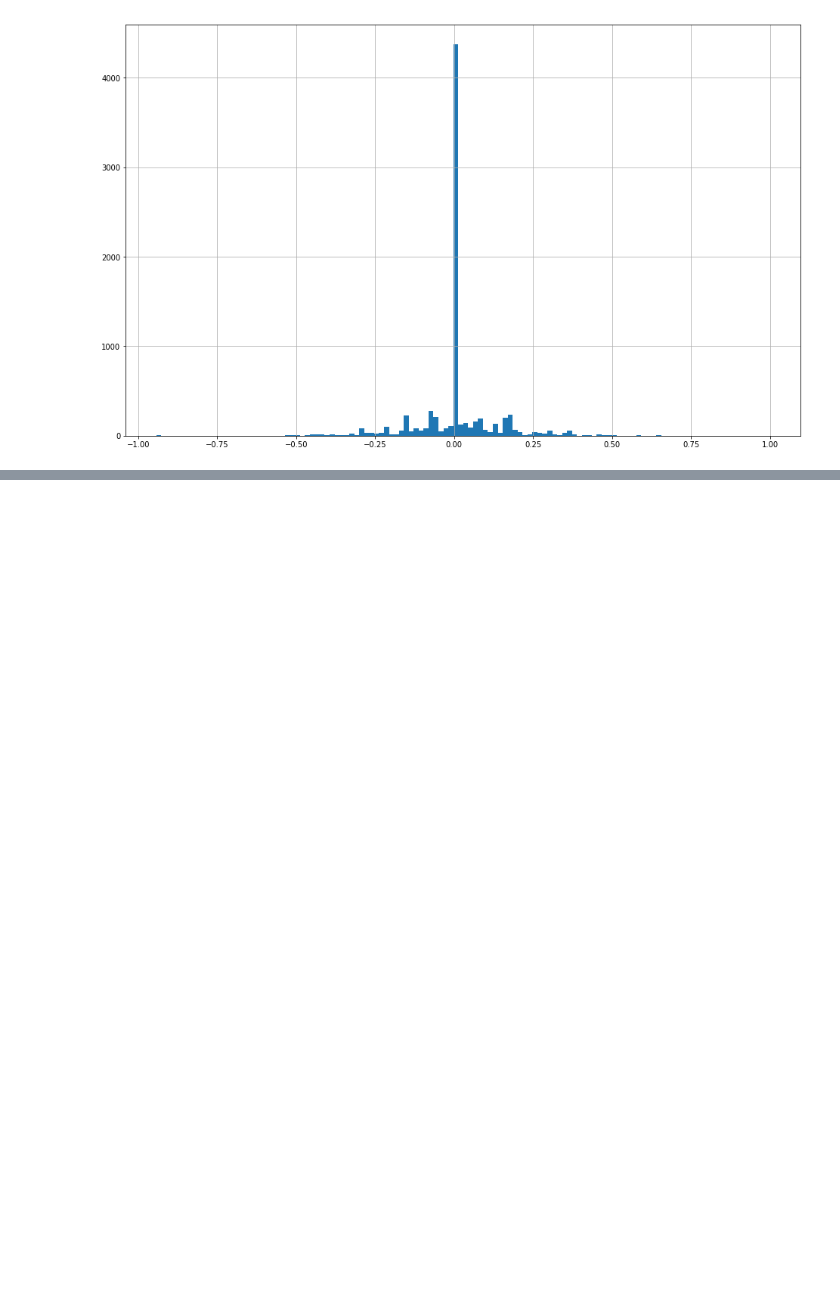
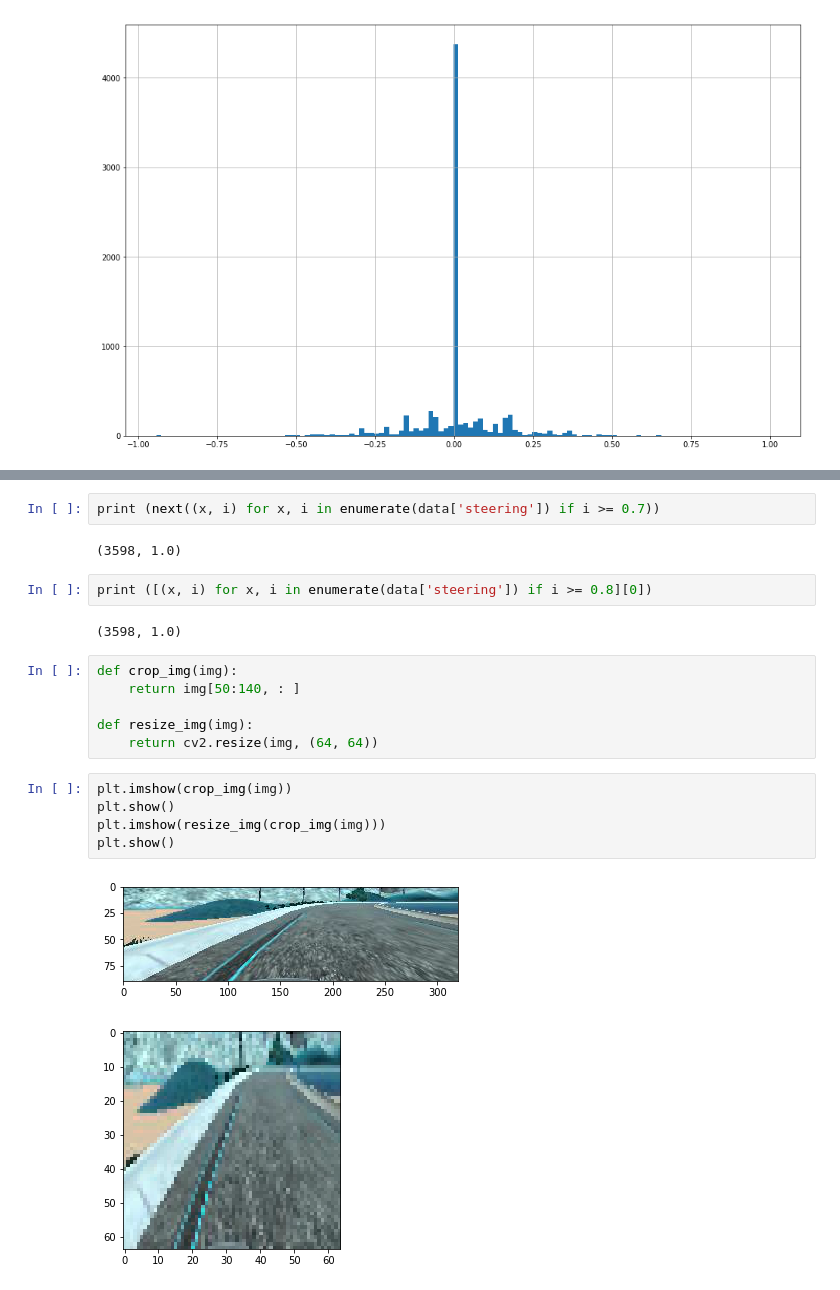
Before and after one commit to cyrano5614/CarND-Behavioral-Cloning-P3, a Jupyter notebook: data_explore.ipynb, the cells around one changed output, grey strips where cells are left out. Drawn from its saved outputs; the diff is of its cells as text; blank space fills up the shorter version.

```diff
--- a/data_explore.ipynb
+++ b/data_explore.ipynb
@@ -151,0 +175,22 @@ plt.show()
+# %%
+print (next((x, i) for x, i in enumerate(data['steering']) if i >= 0.7))
+# %% [output]
+(3598, 1.0)
+# %%
+print ([(x, i) for x, i in enumerate(data['steering']) if i >= 0.8][0])
+# %% [output]
+(3598, 1.0)
+# %%
+def crop_img(img):
+    return img[50:140, : ]
+
+def resize_img(img):
+    return cv2.resize(img, (64, 64))
+# %%
+plt.imshow(crop_img(img))
+plt.show()
+plt.imshow(resize_img(crop_img(img)))
+plt.show()
+# %% [output]
+[figure, added]
+[figure, added]
```
Also changed, not shown: parts of 10 cells of this notebook, 1 other file.
